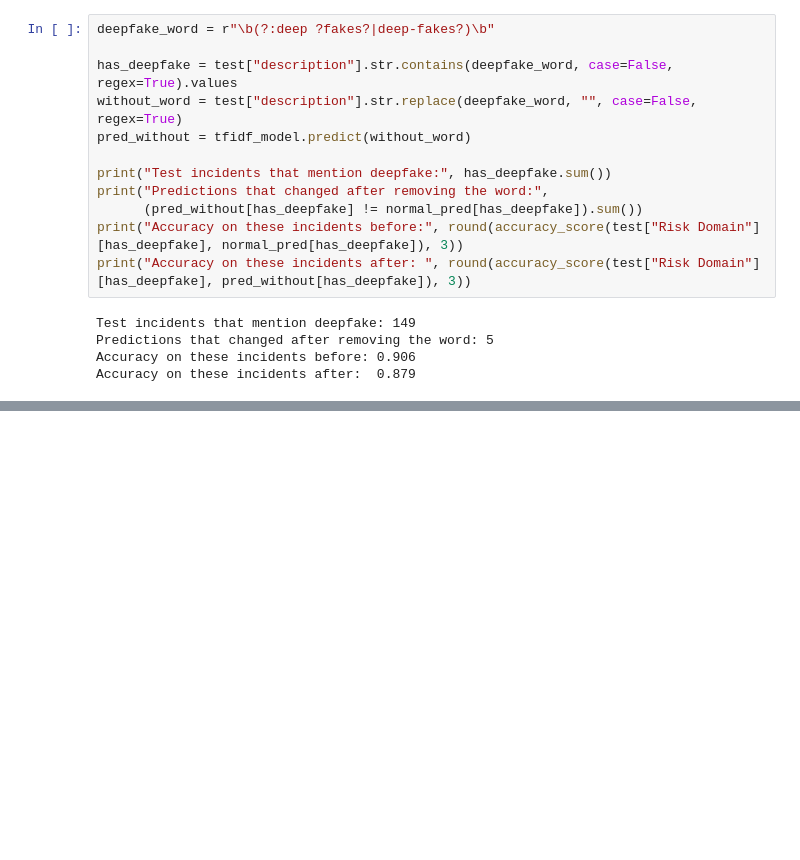
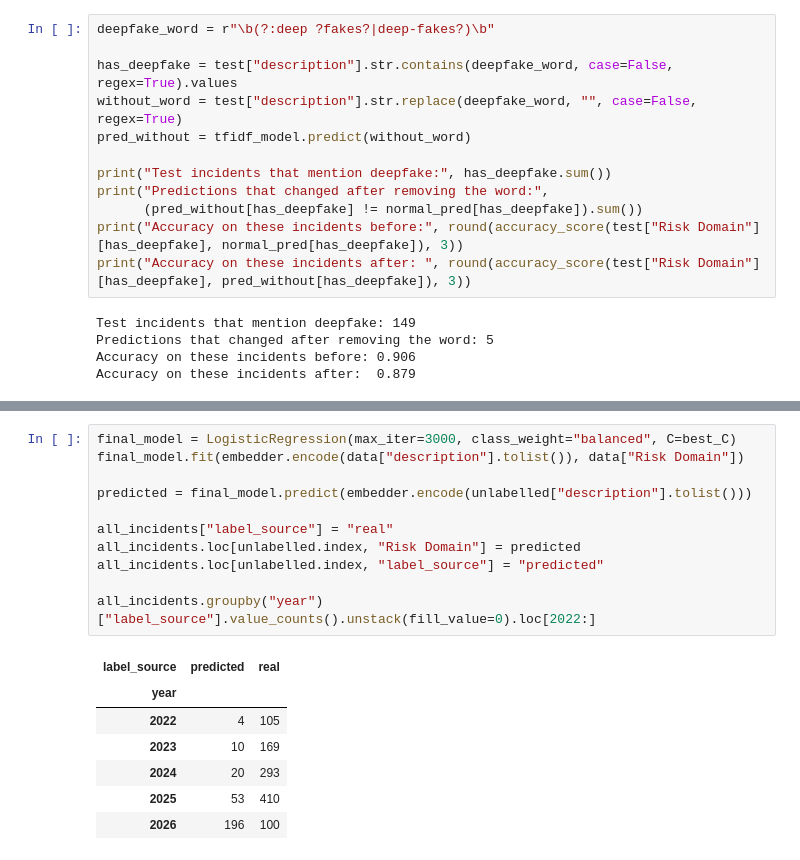
Before and after one commit to thepratimabaral/ai-incident-early-warning, a Jupyter notebook: 02_classifier.ipynb, the cells around one changed output, grey strips where cells are left out. Drawn from its saved outputs; the diff is of its cells as text; blank space fills up the shorter version.

```diff
--- a/02_classifier.ipynb
+++ b/02_classifier.ipynb
@@ -403,0 +436,19 @@ Accuracy on these incidents after:  0.879
+# %%
+final_model = LogisticRegression(max_iter=3000, class_weight="balanced", C=best_C)
+final_model.fit(embedder.encode(data["description"].tolist()), data["Risk Domain"])
+
+predicted = final_model.predict(embedder.encode(unlabelled["description"].tolist()))
+
+all_incidents["label_source"] = "real"
+all_incidents.loc[unlabelled.index, "Risk Domain"] = predicted
+all_incidents.loc[unlabelled.index, "label_source"] = "predicted"
+
+all_incidents.groupby("year")["label_source"].value_counts().unstack(fill_value=0).loc[2022:]
+# %% [output]
+| label_source | predicted | real |
+| year |  |  |
+| 2022 | 4 | 105 |
+| 2023 | 10 | 169 |
+| 2024 | 20 | 293 |
+| 2025 | 53 | 410 |
+| 2026 | 196 | 100 |
```
Also changed, not shown: parts of 7 cells of this notebook.
